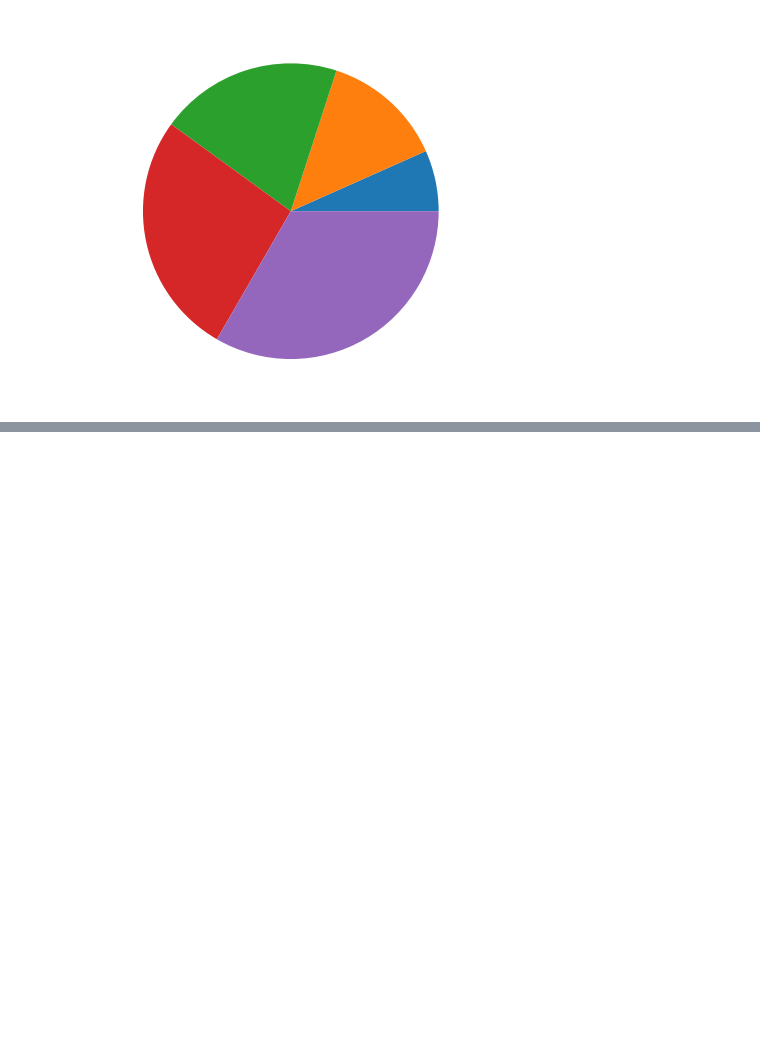
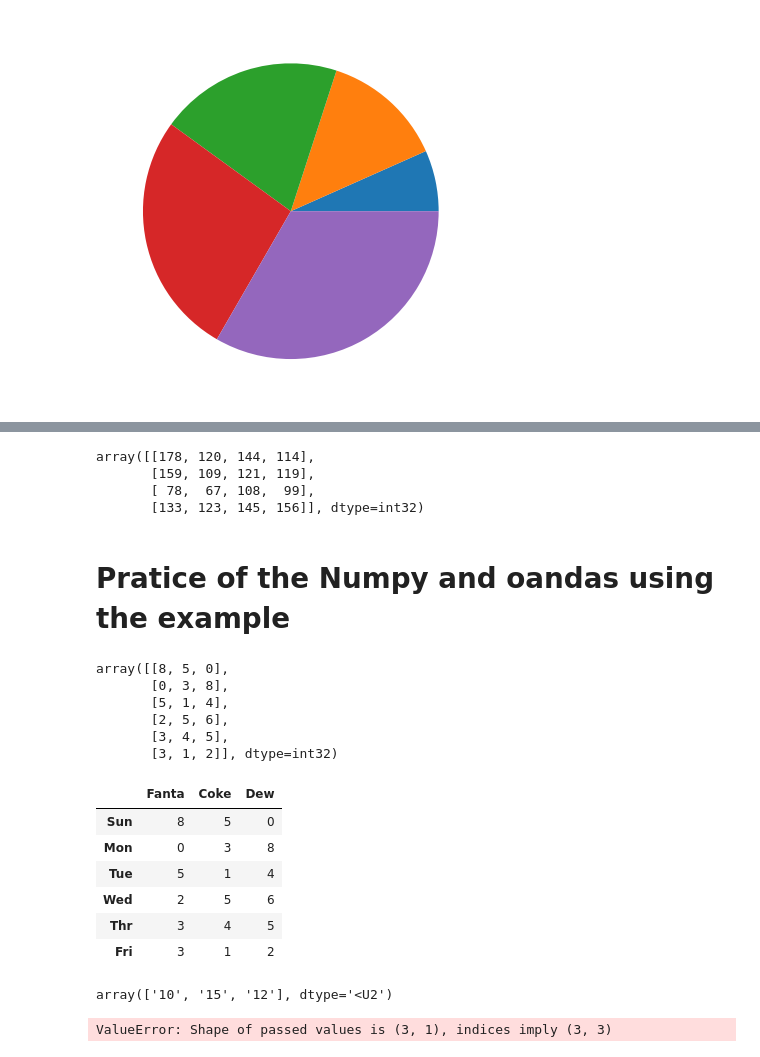
Before and after one commit to KabinGamal/Numpy_pandas, a Jupyter notebook: Introduction-to-numy.ipynb, the cells around one changed output, grey strips where cells are left out. Cells and saved outputs as stored; diff of their text form; code cells hidden in the pictures; blank space fills up the shorter version.

```diff
--- a/Introduction-to-numy.ipynb
+++ b/Introduction-to-numy.ipynb
@@ -354,0 +458,19 @@ AttributeError: module 'matplotlib.pyplot' has no attribute 'chart'
+# %%
+np.dot(mat1,mat2.T)
+# %% [output]
+array([[178, 120, 144, 114],
+       [159, 109, 121, 119],
+       [ 78,  67, 108,  99],
+       [133, 123, 145, 156]], dtype=int32)
+# %% [markdown]
+# Pratice of the Numpy and oandas using the example
+# %%
+ran_value=np.random.randint(0,10,(6,3))
+ran_value
+# %% [output]
+array([[8, 5, 0],
+       [0, 3, 8],
+       [5, 1, 4],
+       [2, 5, 6],
+       [3, 4, 5],
+       [3, 1, 2]], dtype=int32)
@@ -354,0 +482,10 @@ AttributeError: module 'matplotlib.pyplot' has no attribute 'chart'
+# %%
+df
+# %% [output]
+|  | Fanta | Coke | Dew |
+| Sun | 8 | 5 | 0 |
+| Mon | 0 | 3 | 8 |
+| Tue | 5 | 1 | 4 |
+| Wed | 2 | 5 | 6 |
+| Thr | 3 | 4 | 5 |
+| Fri | 3 | 1 | 2 |
@@ -354,0 +494,9 @@ AttributeError: module 'matplotlib.pyplot' has no attribute 'chart'
+# %%
+amt_col
+# %% [output]
+array(['10', '15', '12'], dtype='<U2')
+# %%
+amt_col_df=pd.DataFrame(amt_col.T,
+                       columns=(["Fanta","Coke","Dew"]))
+# %% [output]
+ValueError: Shape of passed values is (3, 1), indices imply (3, 3)
```
Also changed, not shown: parts of 37 cells of this notebook.
